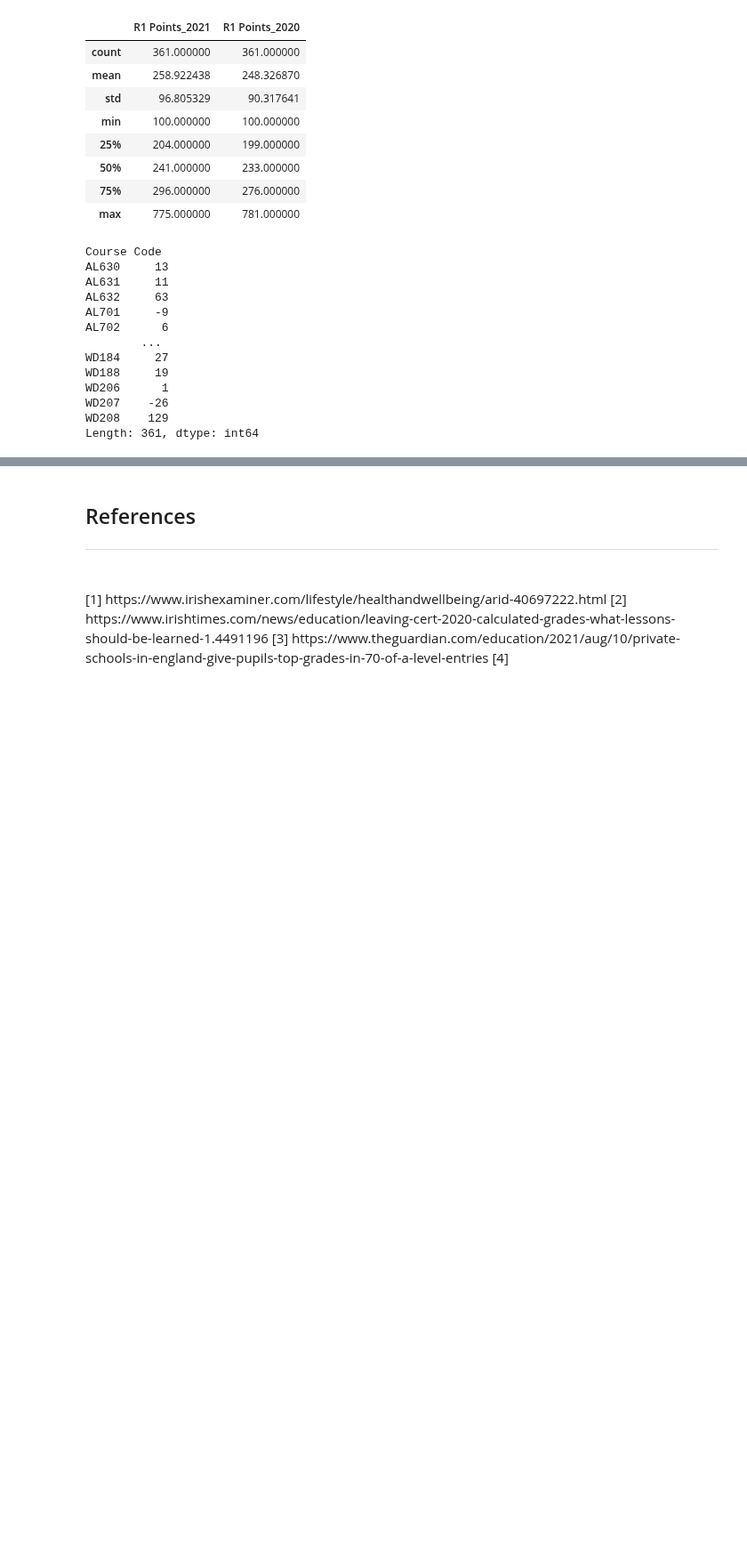
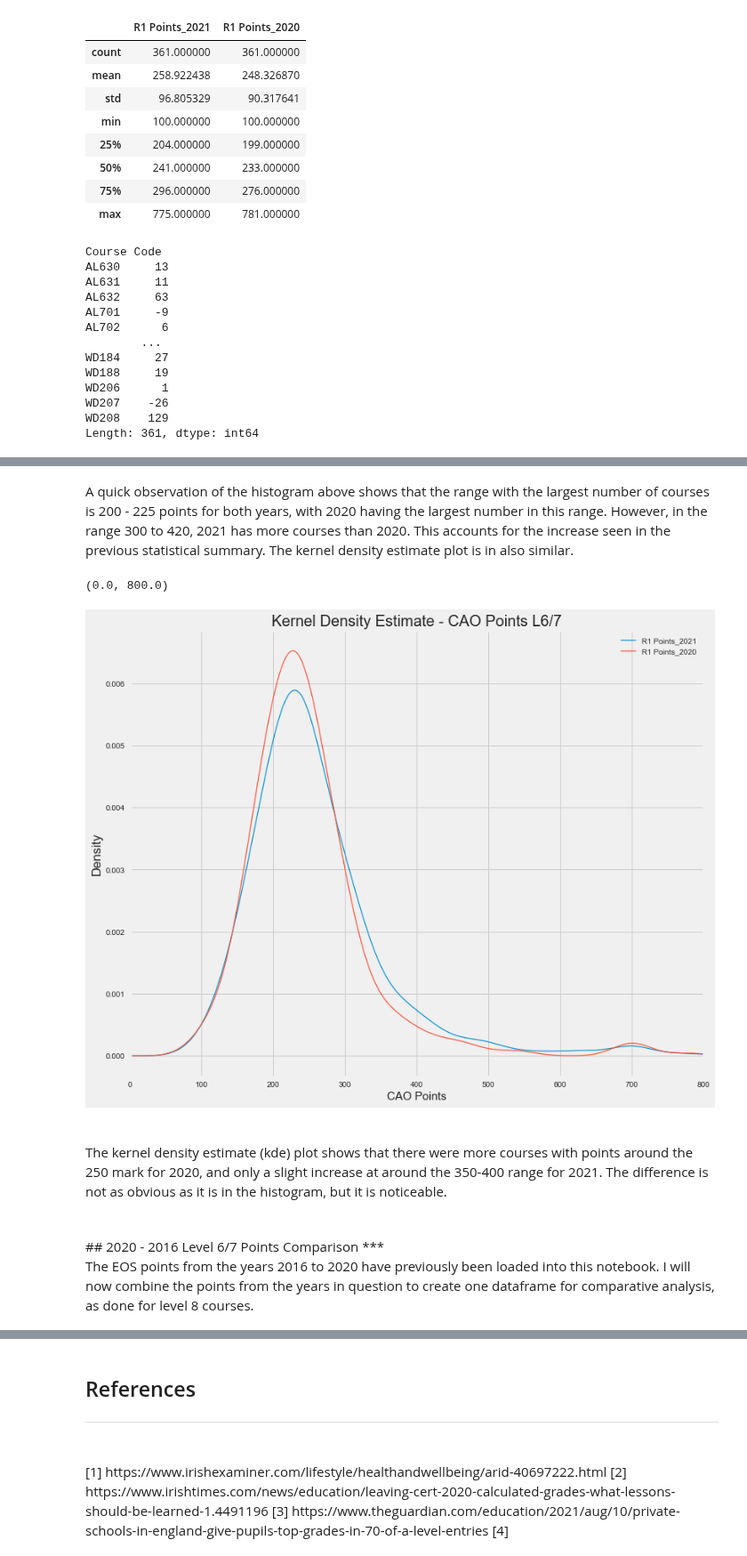
Before and after one commit to G00398275/FODA2021, a Jupyter notebook: cao.ipynb, the cells around one changed output, grey strips where cells are left out. Shown at 89% size. Saved outputs shown, nothing was run; the diff lists cells and outputs as text; code cells hidden in the pictures; blank space fills up the shorter version.

```diff
--- a/cao.ipynb
+++ b/cao.ipynb
@@ -2777,0 +2837,24 @@ Length: 361, dtype: int64
+# %% [markdown]
+A quick observation of the histogram above shows that the range with the largest number of courses is 200 - 225 points for both years, with 2020 having the largest number in this range. However, in the range 300 to 420, 2021 has more courses than 2020. This accounts for the increase seen in the previous statistical summary. The kernel density estimate plot is in also similar.
+# %%
+# Plotting kernel density estimate
+plt.style.use('fivethirtyeight')
+plt.rcParams["figure.figsize"] = (12,10)
+allcourses_l7_6.plot.kde(bw_method=0.2
+                         , linewidth = 1.2)
+plt.xlabel('CAO Points', size=15)
+plt.title ('Kernel Density Estimate - CAO Points L6/7', size=20)
+plt.xlim([0, 800])
+# %% [output]
+(0.0, 800.0)
+[figure, added]
+# %% [markdown]
+<br>
+The kernel density estimate (kde) plot shows that there were more courses with points around the 250 mark for 2020, and only a slight increase at around the 350-400 range for 2021. The difference is not as obvious as it is in the histogram, but it is noticeable.
+# %% [markdown]
+<br>
+## 2020 - 2016 Level 6/7 Points Comparison
+***
+
+<br>
+The EOS points from the years 2016 to 2020 have previously been loaded into this notebook. I will now combine the points from the years in question to create one dataframe for comparative analysis, as done for level 8 courses.
```
Also changed, not shown: parts of 89 cells of this notebook, 19 other files.
